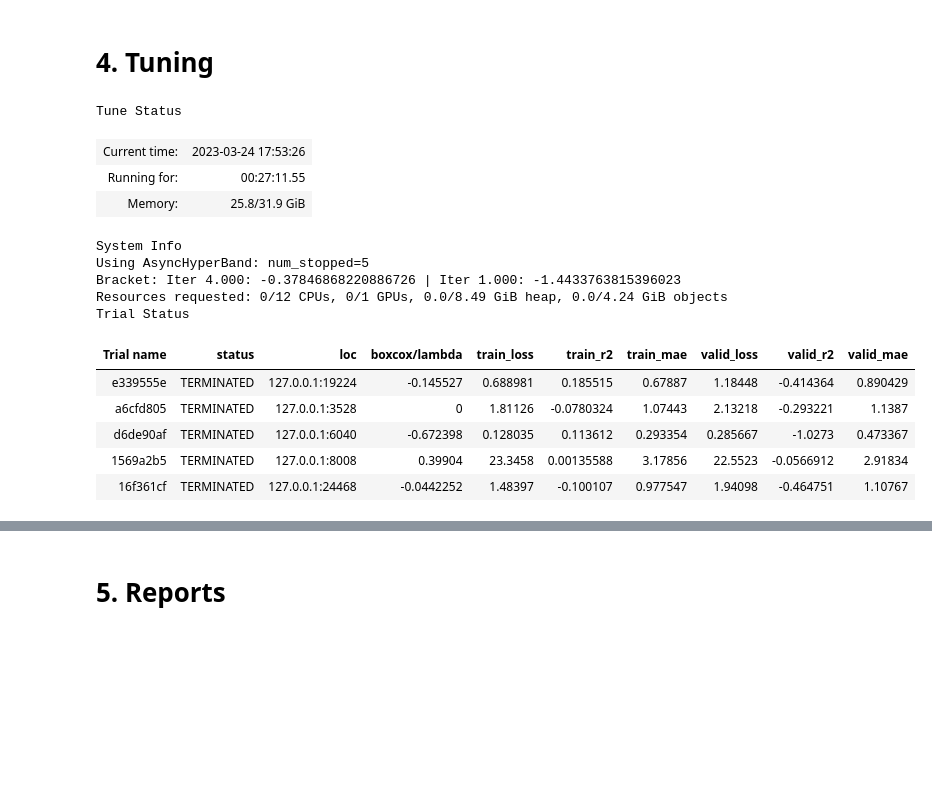
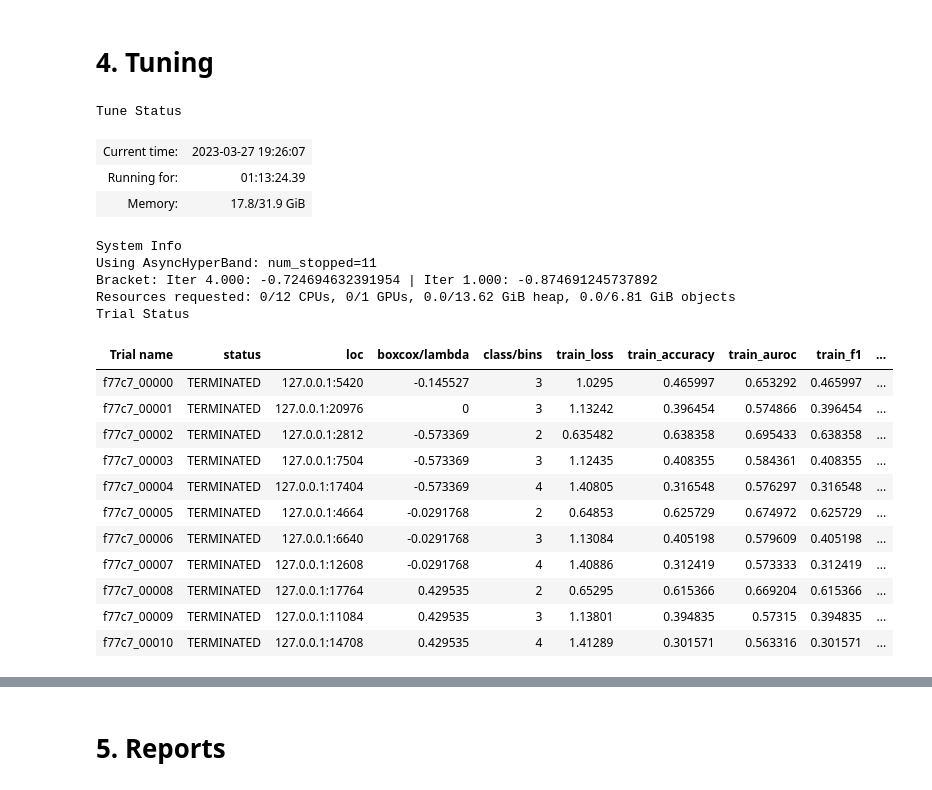
Before and after one commit to up4472/upolanc-thesis, a Jupyter notebook: notebook/nbp06-tuner-data.ipynb, the cells around one changed output, grey strips where cells are left out. Cells and saved outputs as stored; diff of their text form; code cells hidden in the pictures; blank space fills up the shorter version.

```diff
--- a/notebook/nbp06-tuner-data.ipynb
+++ b/notebook/nbp06-tuner-data.ipynb
@@ -60,7 +61,7 @@ runtime.set_plot_theme()
 # Define output and inputs
 
 MODEL_NAME       = 'zrimec2020'
-MODEL_TYPE       = 'r'
+MODEL_TYPE       = 'c'
 MODEL_MODE       = None
 MODEL_PARAMS     = None
 MODEL_EPOCHS     = 5
@@ -74,6 +75,7 @@ TUNER_CONCURRENT = 1
 TUNER_TRIALS     = 5
 TUNER_GRACE      = 1
 TUNER_NOTEBOOK   = True
+TUNER_SEARCH     = 'gridsearch'
 # %%
 # Check for args
 
@@ -92,14 +94,16 @@ if __name__ == '__main__' and 'get_ipython' not in dir() :
 	_target_types  = ['mean', 'max']
 	_model_names   = ['washburn2019', 'zrimec2020']
 	_model_types   = ['r', 'c']
+	_tuner_search  = ['hyperopt', 'gridsearch']
 
 	parser.add_argument('--target_group',     type = str,         default = 'global',     choices = _target_groups)
 	parser.add_argument('--target_type',      type = str,         default = 'mean',       choices = _target_types)
+	parser.add_argument('--target_explode',   type = str_of_bool, default = False)
+	parser.add_argument('--target_filter',    type = str_or_none, default = None)
 	parser.add_argument('--model_name',       type = str,         default = 'zrimec2020', choices = _model_names)
 	parser.add_argument('--model_type',       type = str,         default = 'r',          choices = _model_types)
-	parser.add_argument('--target_explode',   type = str_of_bool, default = False)
-	parser.add_argument('--target_filter',    type = str_or_none, default = None)
 	parser.add_argument('--model_epochs',     type = int,         default = 500)
+	parser.add_argument('--tuner_search',     type = str,         default = 'hyperopt',   choices = _tuner_search)
 	parser.add_argument('--tuner_concurrent', type = int,         default = 5)
 	parser.add_argument('--tuner_trials',     type = int,         default = 250)
 	parser.add_argument('--tuner_grace',      type = int,         default = 5)
@@ -116,6 +120,7 @@ if __name__ == '__main__' and 'get_ipython' not in dir() :
 	TUNER_CONCURRENT = args['tuner_concurrent']
 	TUNER_TRIALS     = args['tuner_trials']
 	TUNER_GRACE      = args['tuner_grace']
+	TUNER_SEARCH     = args['tuner_search']
 	TUNER_NOTEBOOK   = False
 
 if TARGET_GROUP == 'global' :
@@ -201,6 +206,7 @@ CONFIG = {
 	'tuner/stopper/days'      : 3,
 	'tuner/stopper/hours'     : 22,
 	'tuner/stopper/minutes'   : 0,
+	'tuner/search'            : TUNER_SEARCH,
 	'model/name'              : MODEL_NAME,
 	'model/type'              : MODEL_NAME + MODEL_TYPE,
 	'model/mode'              : MODEL_MODE,
@@ -252,43 +261,50 @@ param_space['class/bins']    = randint(2, 10)
 # %%
 # Create tuner config
 
 trainable = raytune_utils.create_trainable(
 	method    = raytune_data.main,
 	config    = CONFIG,
 	cpu_count = SYSTEM['platform/cpu/count'],
 	gpu_count = SYSTEM['platform/gpu/count']
 )
 
 tune_config = raytune_utils.create_tune_config(
-	config = CONFIG,
+	config    = CONFIG,
+	algorithm = CONFIG['tuner/search'],
 	params = [
 		{'boxcox/lambda' : -0.14552661101589698, 'class/bins' : 3},
 		{'boxcox/lambda' :  0.00000000000000000, 'class/bins' : 3}
 	]
 )
 
 run_config = raytune_utils.create_run_config(
 	config    = CONFIG,
 	local_dir = OUT_DATA,
 	verbosity = raytune_utils.VERBOSE_STATUS,
 	task      = 'data'
 )
 # %% [output]
 Tune Status
-| Current time: | 2023-03-24 17:53:26 |
-| Running for: | 00:27:11.55 |
-| Memory: | 25.8/31.9 GiB |
+| Current time: | 2023-03-27 19:26:07 |
+| Running for: | 01:13:24.39 |
+| Memory: | 17.8/31.9 GiB |
 System Info
-Using AsyncHyperBand: num_stopped=5
-Bracket: Iter 4.000: -0.37846868220886726 | Iter 1.000: -1.4433763815396023
-Resources requested: 0/12 CPUs, 0/1 GPUs, 0.0/8.49 GiB heap, 0.0/4.24 GiB objects
+Using AsyncHyperBand: num_stopped=11
+Bracket: Iter 4.000: -0.724694632391954 | Iter 1.000: -0.874691245737892
+Resources requested: 0/12 CPUs, 0/1 GPUs, 0.0/13.62 GiB heap, 0.0/6.81 GiB objects
 Trial Status
-| Trial name | status | loc | boxcox/lambda | train_loss | train_r2 | train_mae | valid_loss | valid_r2 | valid_mae |
-| e339555e | TERMINATED | 127.0.0.1:19224 | -0.145527 | 0.688981 | 0.185515 | 0.67887 | 1.18448 | -0.414364 | 0.890429 |
-| a6cfd805 | TERMINATED | 127.0.0.1:3528 | 0 | 1.81126 | -0.0780324 | 1.07443 | 2.13218 | -0.293221 | 1.1387 |
-| d6de90af | TERMINATED | 127.0.0.1:6040 | -0.672398 | 0.128035 | 0.113612 | 0.293354 | 0.285667 | -1.0273 | 0.473367 |
-| 1569a2b5 | TERMINATED | 127.0.0.1:8008 | 0.39904 | 23.3458 | 0.00135588 | 3.17856 | 22.5523 | -0.0566912 | 2.91834 |
-| 16f361cf | TERMINATED | 127.0.0.1:24468 | -0.0442252 | 1.48397 | -0.100107 | 0.977547 | 1.94098 | -0.464751 | 1.10767 |
+| Trial name | status | loc | boxcox/lambda | class/bins | train_loss | train_accuracy | train_auroc | train_f1 | ... |
+| f77c7_00000 | TERMINATED | 127.0.0.1:5420 | -0.145527 | 3 | 1.0295 | 0.465997 | 0.653292 | 0.465997 | ... |
+| f77c7_00001 | TERMINATED | 127.0.0.1:20976 | 0 | 3 | 1.13242 | 0.396454 | 0.574866 | 0.396454 | ... |
+| f77c7_00002 | TERMINATED | 127.0.0.1:2812 | -0.573369 | 2 | 0.635482 | 0.638358 | 0.695433 | 0.638358 | ... |
+| f77c7_00003 | TERMINATED | 127.0.0.1:7504 | -0.573369 | 3 | 1.12435 | 0.408355 | 0.584361 | 0.408355 | ... |
+| f77c7_00004 | TERMINATED | 127.0.0.1:17404 | -0.573369 | 4 | 1.40805 | 0.316548 | 0.576297 | 0.316548 | ... |
+| f77c7_00005 | TERMINATED | 127.0.0.1:4664 | -0.0291768 | 2 | 0.64853 | 0.625729 | 0.674972 | 0.625729 | ... |
+| f77c7_00006 | TERMINATED | 127.0.0.1:6640 | -0.0291768 | 3 | 1.13084 | 0.405198 | 0.579609 | 0.405198 | ... |
+| f77c7_00007 | TERMINATED | 127.0.0.1:12608 | -0.0291768 | 4 | 1.40886 | 0.312419 | 0.573333 | 0.312419 | ... |
+| f77c7_00008 | TERMINATED | 127.0.0.1:17764 | 0.429535 | 2 | 0.65295 | 0.615366 | 0.669204 | 0.615366 | ... |
+| f77c7_00009 | TERMINATED | 127.0.0.1:11084 | 0.429535 | 3 | 1.13801 | 0.394835 | 0.57315 | 0.394835 | ... |
+| f77c7_00010 | TERMINATED | 127.0.0.1:14708 | 0.429535 | 4 | 1.41289 | 0.301571 | 0.563316 | 0.301571 | ... |
 # %%
 # Create tune and fit
 
```
Also changed, not shown: parts of 25 cells of this notebook, 2 other files.
